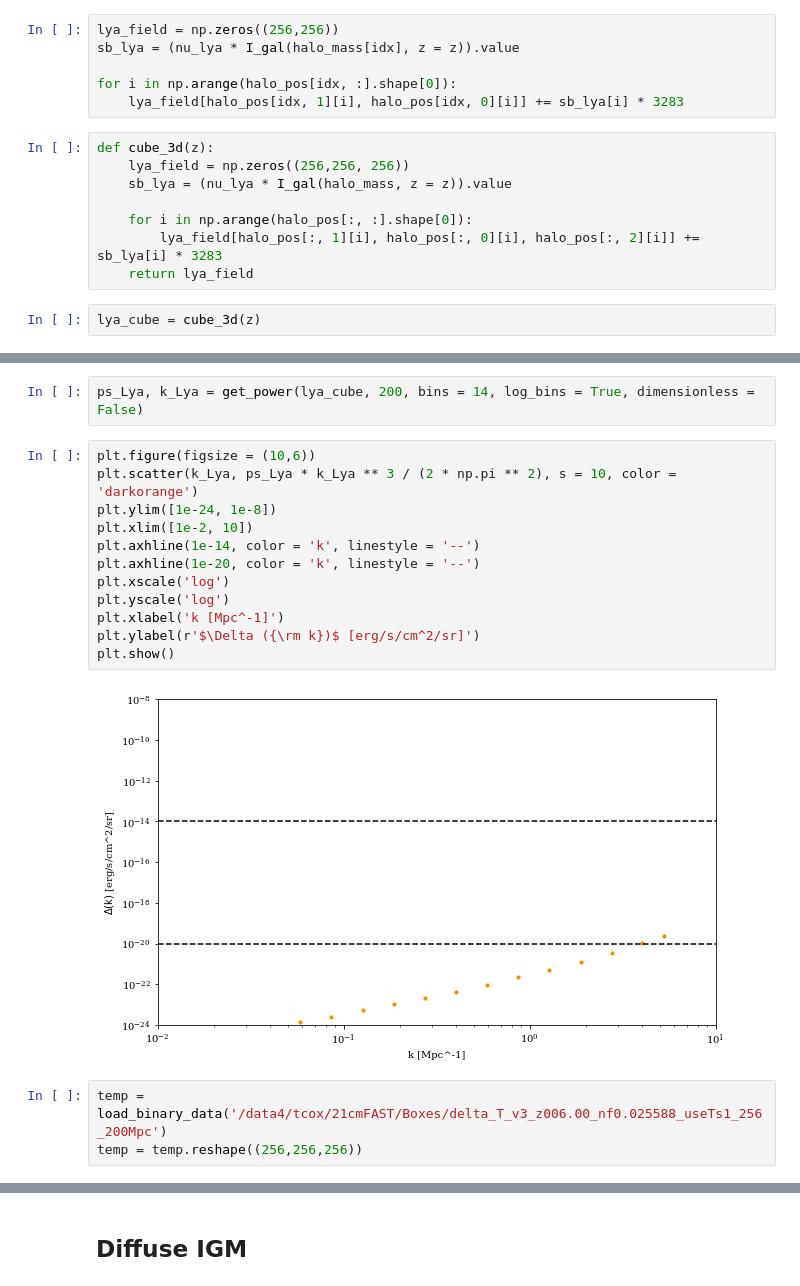
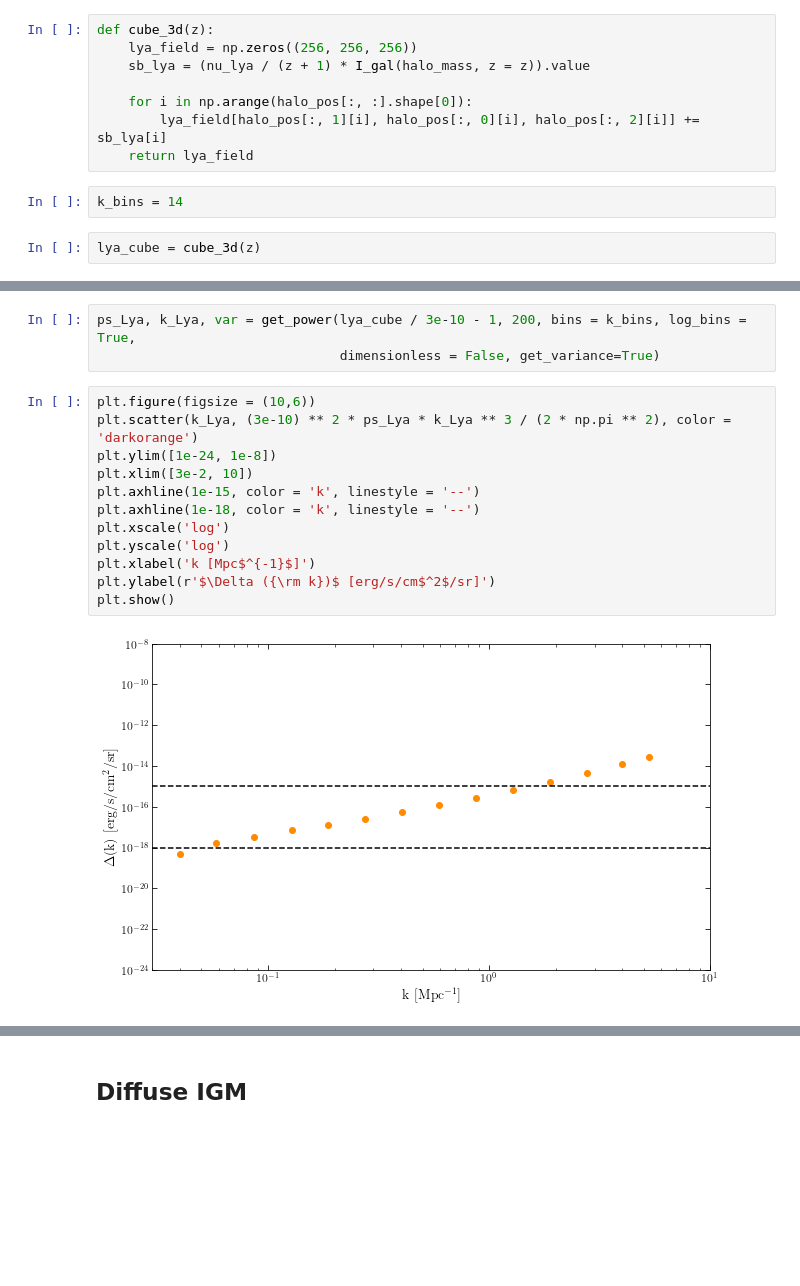
Before and after one commit to tacox5/Senior_Thesis, a Jupyter notebook: notebooks/Lya_Luminosity.ipynb, the cells around one changed output, grey strips where cells are left out. Cells and saved outputs as stored; diff of their text form; blank space fills up the shorter version.

```diff
--- a/notebooks/Lya_Luminosity.ipynb
+++ b/notebooks/Lya_Luminosity.ipynb
@@ -241,16 +259,12 @@ plt.show()
 # %%
-lya_field = np.zeros((256,256))
-sb_lya = (nu_lya * I_gal(halo_mass[idx], z = z)).value
+def cube_3d(z):
+    lya_field = np.zeros((256, 256, 256))
+    sb_lya = (nu_lya / (z + 1) * I_gal(halo_mass, z = z)).value
 
-for i in np.arange(halo_pos[idx, :].shape[0]):
-    lya_field[halo_pos[idx, 1][i], halo_pos[idx, 0][i]] += sb_lya[i] * 3283
+    for i in np.arange(halo_pos[:, :].shape[0]):
+        lya_field[halo_pos[:, 1][i], halo_pos[:, 0][i], halo_pos[:, 2][i]] += sb_lya[i]
+    return lya_field
-# %%
-def cube_3d(z):
-    lya_field = np.zeros((256,256, 256))
-    sb_lya = (nu_lya * I_gal(halo_mass, z = z)).value
-
-    for i in np.arange(halo_pos[:, :].shape[0]):
-        lya_field[halo_pos[:, 1][i], halo_pos[:, 0][i], halo_pos[:, 2][i]] += sb_lya[i] * 3283
-    return lya_field
+# %%
+k_bins = 14
 # %%
 lya_cube = cube_3d(z)
@@ -257,19 +283,17 @@ lya_cube = cube_3d(z)
 # %%
-ps_Lya, k_Lya = get_power(lya_cube, 200, bins = 14, log_bins = True, dimensionless = False)
+ps_Lya, k_Lya, var = get_power(lya_cube / 3e-10 - 1, 200, bins = k_bins, log_bins = True,
+                               dimensionless = False, get_variance=True)
 # %%
 plt.figure(figsize = (10,6))
-plt.scatter(k_Lya, ps_Lya * k_Lya ** 3 / (2 * np.pi ** 2), s = 10, color = 'darkorange')
+plt.scatter(k_Lya, (3e-10) ** 2 * ps_Lya * k_Lya ** 3 / (2 * np.pi ** 2), color = 'darkorange')
 plt.ylim([1e-24, 1e-8])
-plt.xlim([1e-2, 10])
-plt.axhline(1e-14, color = 'k', linestyle = '--')
-plt.axhline(1e-20, color = 'k', linestyle = '--')
+plt.xlim([3e-2, 10])
+plt.axhline(1e-15, color = 'k', linestyle = '--')
+plt.axhline(1e-18, color = 'k', linestyle = '--')
 plt.xscale('log')
 plt.yscale('log')
-plt.xlabel('k [Mpc^-1]')
-plt.ylabel(r'$\Delta ({\rm k})$ [erg/s/cm^2/sr]')
+plt.xlabel('k [Mpc$^{-1}$]')
+plt.ylabel(r'$\Delta ({\rm k})$ [erg/s/cm$^2$/sr]')
 plt.show()
 # %% [output]
-[figure, old version]
+[figure, new version]
-# %%
-temp = load_binary_data('/data4/tcox/21cmFAST/Boxes/delta_T_v3_z006.00_nf0.025588_useTs1_256_200Mpc')
-temp = temp.reshape((256,256,256))
```
Also changed, not shown: parts of 27 cells of this notebook, 15 other files.
